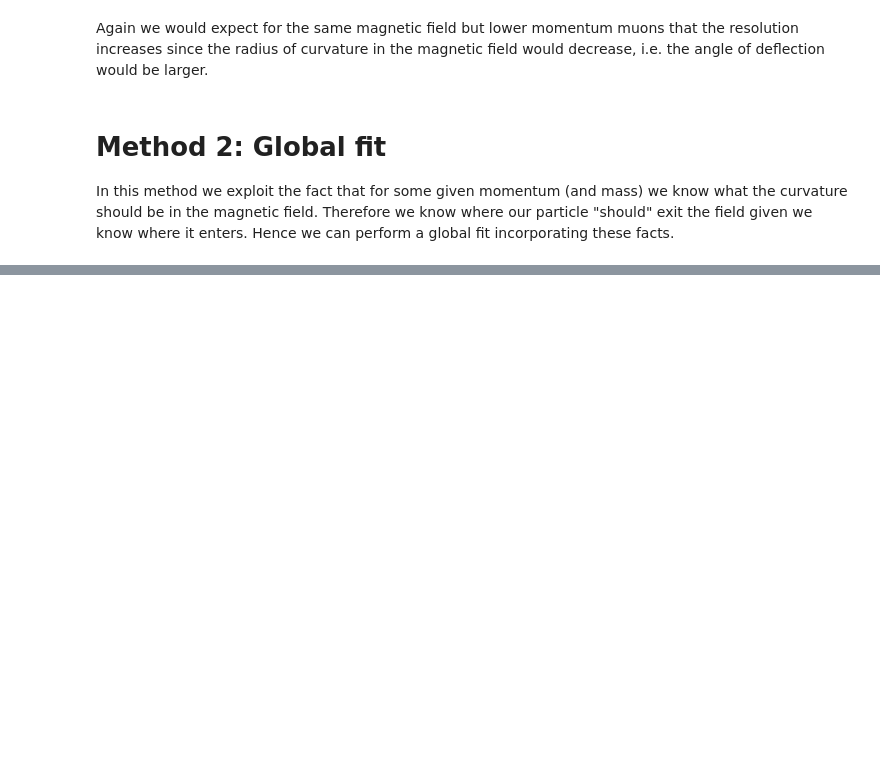
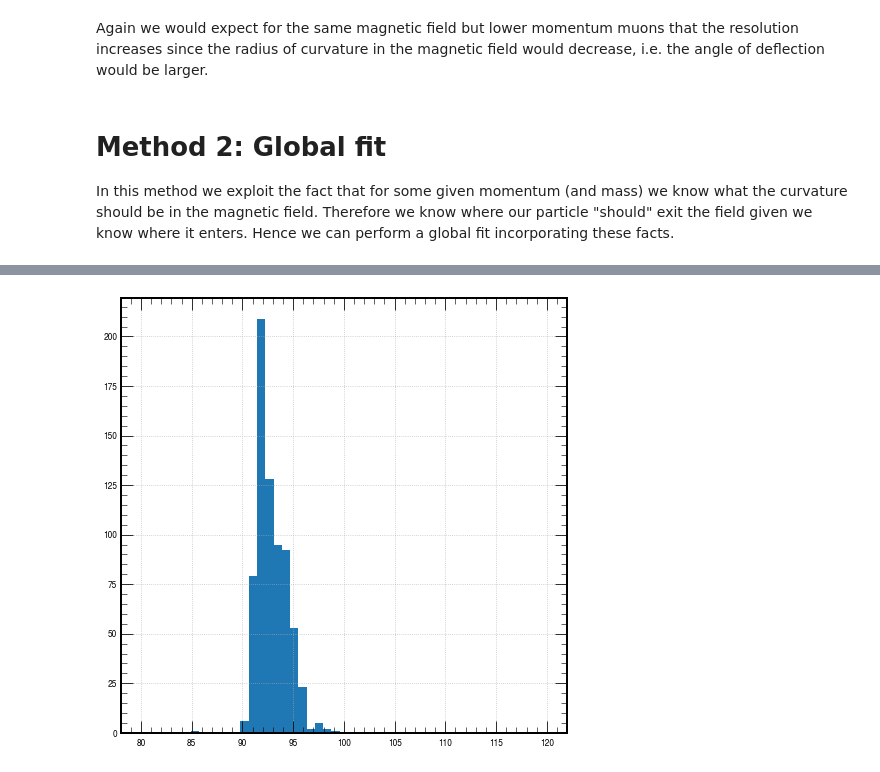
Before and after one commit to ChandlerKenworthy/mpags-eppt, a Jupyter notebook: analysis.ipynb, the cells around one changed output, grey strips where cells are left out. Cells and saved outputs as stored; diff of their text form; code cells hidden in the pictures; blank space fills up the shorter version.

```diff
--- a/analysis.ipynb
+++ b/analysis.ipynb
@@ -178,0 +177,22 @@ array([-14.8847123 , -17.87804559, -20.87213497, -23.86679559,
+# %%
+# OKay that's proof of the pudding - everything seems to work, now let's run over all our events and get a distribution
+# for pT
+
+pTs = []
+for i in range(0, 1000):
+    xtrue = np.concatenate([bf['Dc1HitsVector_x'][i], bf['Dc2HitsVector_x'][i]])*1E-3 # return value of func is [m]
+    if xtrue.shape[0] != 10:
+        continue
+    def get_model_chi2(pT, m0, c0):
+        return np.sum((xtrue - get_x_position(ztrue, pT, m0, c0))**2/np.abs(xtrue))
+    m = Minuit(get_model_chi2, 100, 1.0E-5, 5.0E-5) # very rough initial parameter values
+    m.migrad()
+    m.hesse()
+    pTs.append(m.values[0])
+# %%
+fig = plt.figure(figsize=(8,8))
+plt.hist(pTs, bins=np.linspace(80, 120, 50))
+plt.grid()
+plt.show()
+# %% [output]
+[figure, added]
```
Also changed, not shown: parts of 16 cells of this notebook.
